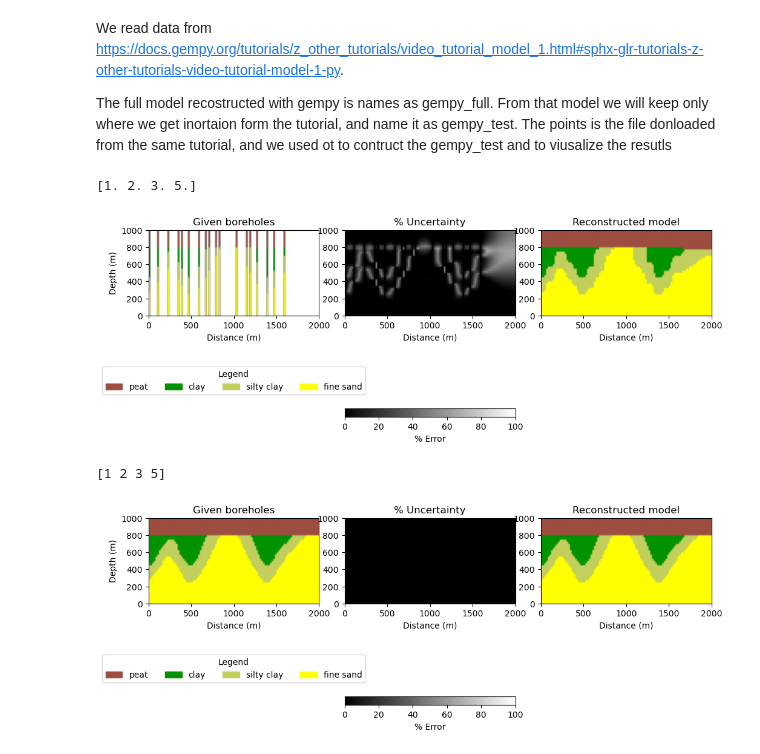
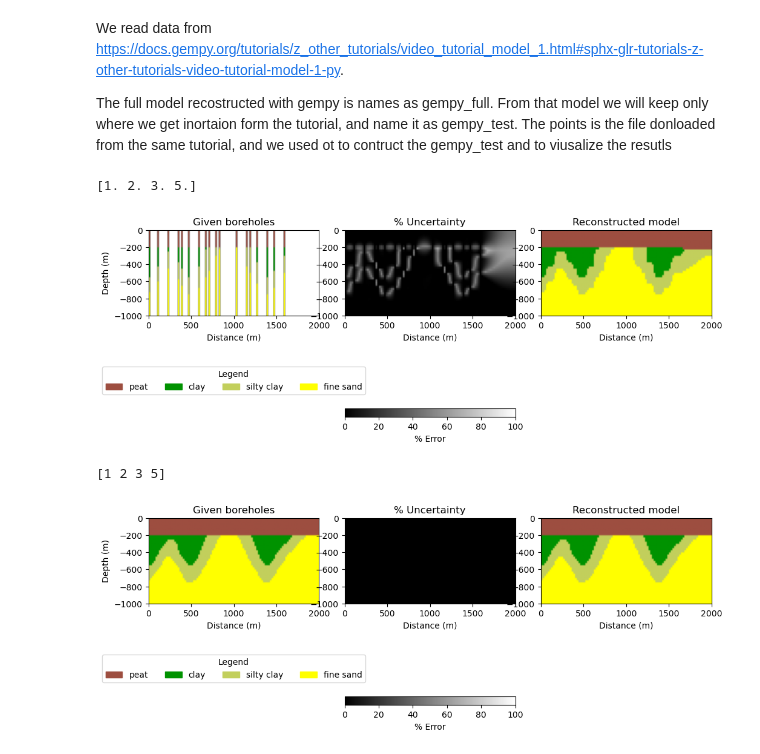
Before and after one commit to mariosgeo/Geology, a Jupyter notebook: demo_gempy.ipynb, the cells around one changed output. Drawn from its saved outputs; the diff is of its cells as text; code cells hidden in the pictures.

```diff
--- a/demo_gempy.ipynb
+++ b/demo_gempy.ipynb
@@ -377,17 +377,17 @@ ny = gempy_test.shape[0]
 # %%
 int1 = Geo_Gridder(None, None)
 int1.one_vs_all(image=gempy_test, x_weight=1.0, y_weight=1)
 
 
 
-int1.plot_model(cmap=my_map,filename='model_gempy.pdf',labels=labels,extent=[0, 2000, 0, 1000])
+int1.plot_model(cmap=my_map,filename='model_gempy.pdf',labels=labels,extent=[0, 2000, -1000, 0])
 
 
 
 int1.one_vs_all(image=gempy_full, x_weight=1.0, y_weight=1.0)
-int1.plot_model(cmap=my_map,filename='model_full.pdf',labels=labels,extent=[0, 2000, 0, 1000])
+int1.plot_model(cmap=my_map,filename='model_full.pdf',labels=labels,extent=[0, 2000, -1000, 0])
 # %% [output]
 [1. 2. 3. 5.]
-[figure, old version]
+[figure, new version]
 [1 2 3 5]
-[figure, old version]
+[figure, new version]
```
Also changed, not shown: 39 other files.
